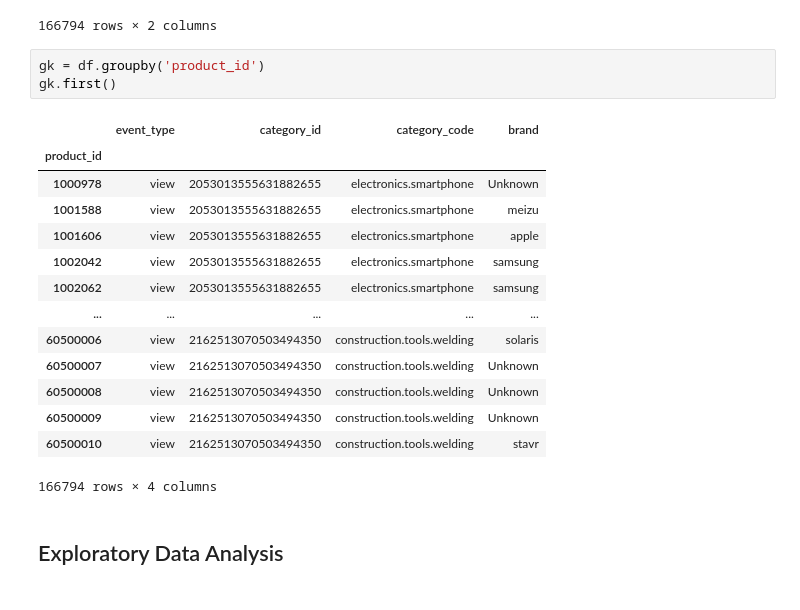
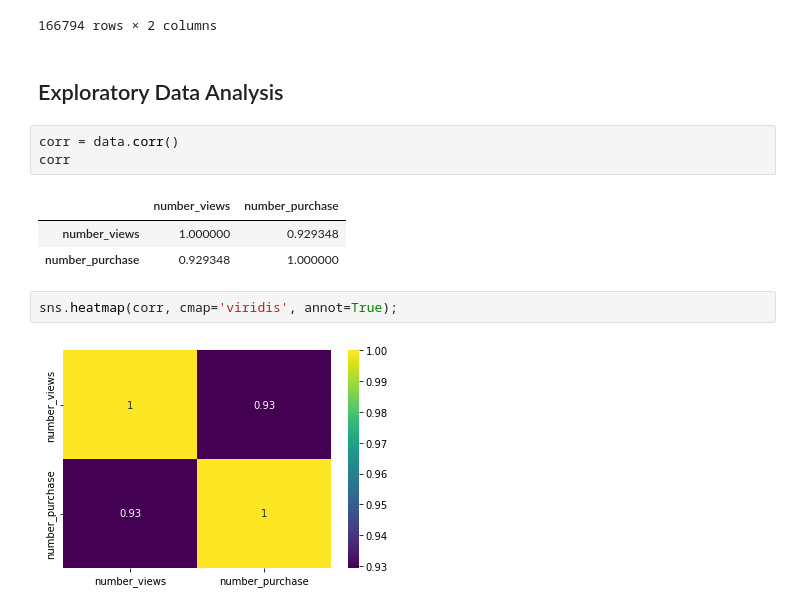
Before and after one commit to NadeenZaitoun/MachineLearning, a Jupyter notebook: MachineLearning.ipynb, the cells around one changed output. Cells and saved outputs as stored; diff of their text form.

```diff
--- a/MachineLearning.ipynb
+++ b/MachineLearning.ipynb
@@ -264,23 +266,16 @@ data
 | 60500009 | 6 | 1 |
 | 60500010 | 10 | 0 |
 166794 rows × 2 columns
-# %%
-gk = df.groupby('product_id')
-gk.first()
-# %% [output]
-|  | event_type | category_id | category_code | brand |
-| product_id |  |  |  |  |
-| 1000978 | view | 2053013555631882655 | electronics.smartphone | Unknown |
-| 1001588 | view | 2053013555631882655 | electronics.smartphone | meizu |
-| 1001606 | view | 2053013555631882655 | electronics.smartphone | apple |
-| 1002042 | view | 2053013555631882655 | electronics.smartphone | samsung |
-| 1002062 | view | 2053013555631882655 | electronics.smartphone | samsung |
-| ... | ... | ... | ... | ... |
-| 60500006 | view | 2162513070503494350 | construction.tools.welding | solaris |
-| 60500007 | view | 2162513070503494350 | construction.tools.welding | Unknown |
-| 60500008 | view | 2162513070503494350 | construction.tools.welding | Unknown |
-| 60500009 | view | 2162513070503494350 | construction.tools.welding | Unknown |
-| 60500010 | view | 2162513070503494350 | construction.tools.welding | stavr |
-166794 rows × 4 columns
 # %% [markdown]
 ## Exploratory Data Analysis
+# %%
+corr = data.corr()
+corr
+# %% [output]
+|  | number_views | number_purchase |
+| number_views | 1.000000 | 0.929348 |
+| number_purchase | 0.929348 | 1.000000 |
+# %%
+sns.heatmap(corr, cmap='viridis', annot=True);
+# %% [output]
+[figure, added]
```
Also changed, not shown: parts of 14 cells of this notebook.
